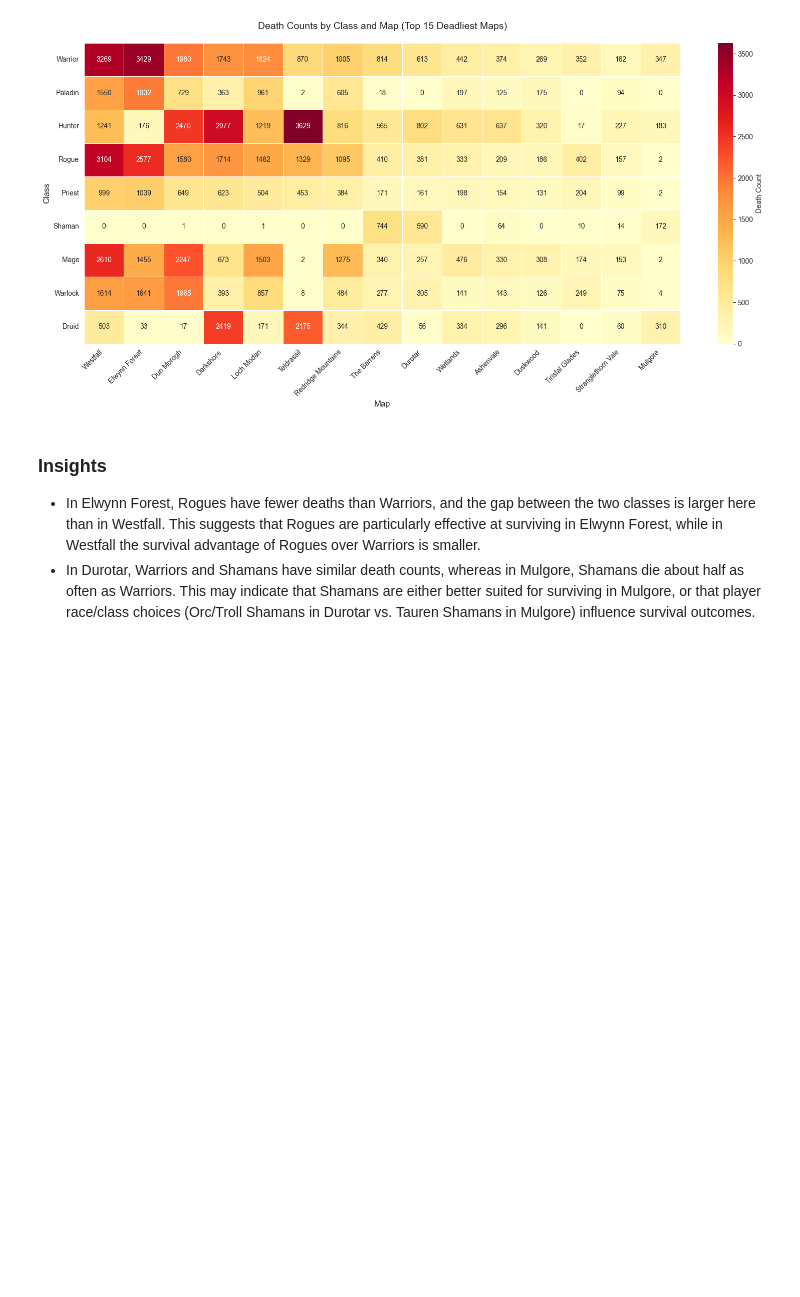
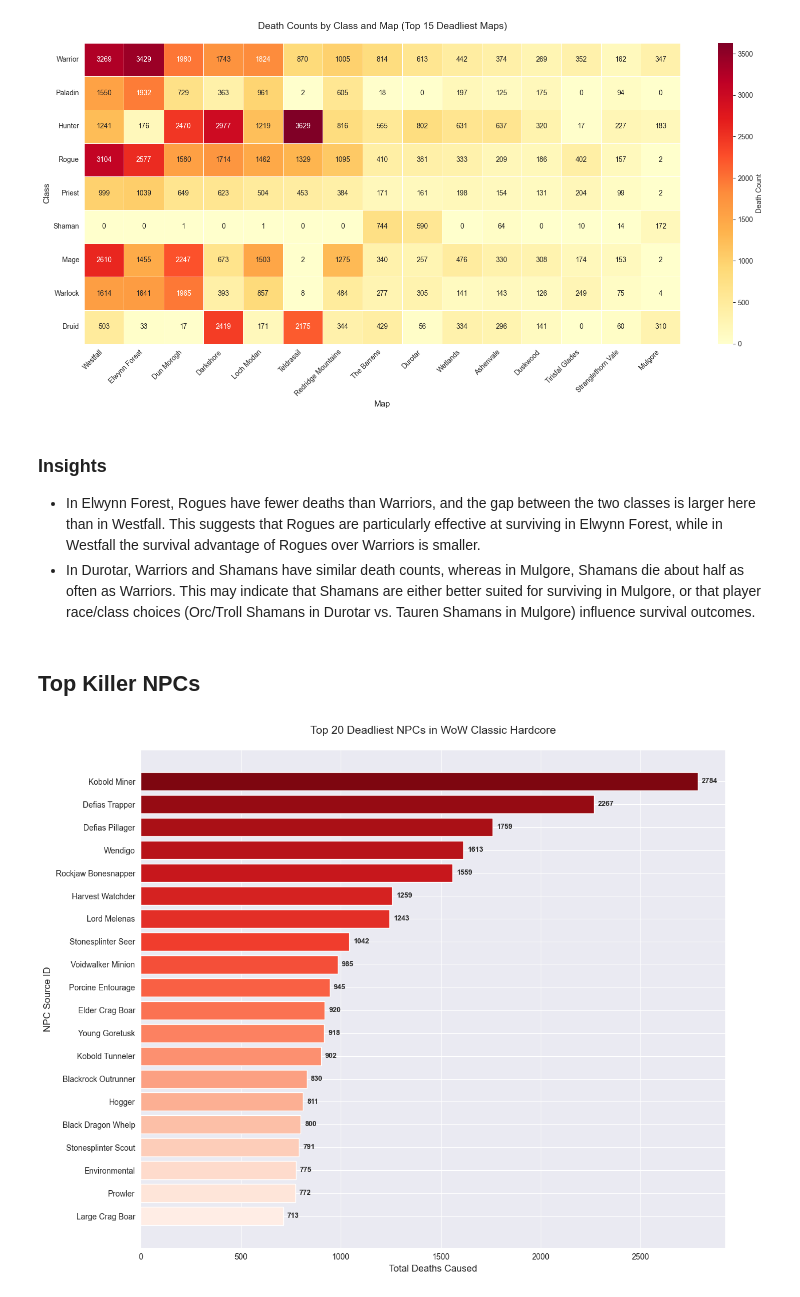
Before and after one commit to vjelinekk/DMB2-semestralni-prace, a Jupyter notebook: analysis.ipynb, the cells around one changed output. Drawn from its saved outputs; the diff is of its cells as text; code cells hidden in the pictures; blank space fills up the shorter version.

```diff
--- a/analysis.ipynb
+++ b/analysis.ipynb
@@ -521,3 +534,32 @@ plt.show()
 This suggests that Rogues are particularly effective at surviving in Elwynn Forest, while in Westfall the survival advantage of Rogues over Warriors is smaller.
 * In Durotar, Warriors and Shamans have similar death counts, whereas in Mulgore, Shamans die about half as often as Warriors.
 This may indicate that Shamans are either better suited for surviving in Mulgore, or that player race/class choices (Orc/Troll Shamans in Durotar vs. Tauren Shamans in Mulgore) influence survival outcomes.
+# %% [markdown]
+## Top Killer NPCs
+# %%
+# Get top 20 killer NPCs
+top_killers = df['source_id'].value_counts().head(20)
+
+# Create a simple color palette
+colors = sns.color_palette('Reds_r', n_colors=len(top_killers))
+
+top_killers_mapped = top_killers.rename(index=npc_id_to_npc_name)
+
+plt.figure(figsize=(12, 10))
+ax = plt.barh(range(len(top_killers_mapped)), top_killers_mapped.values, color=colors)
+
+# Set y-axis labels
+plt.yticks(range(len(top_killers_mapped)), top_killers_mapped.index)
+
+# Add value labels on the bars
+for i, v in enumerate(top_killers_mapped.values):
+    plt.text(v + 20, i, str(v), va='center', fontweight='bold', fontsize=9)
+
+plt.title('Top 20 Deadliest NPCs in WoW Classic Hardcore', fontsize=14, pad=20)
+plt.xlabel('Total Deaths Caused', fontsize=12)
+plt.ylabel('NPC Source ID', fontsize=12)
+plt.gca().invert_yaxis()  # Invert to have highest at top
+plt.subplots_adjust(left=0.1, right=0.95, top=0.95, bottom=0.08)
+plt.show()
+# %% [output]
+[figure, added]
```
Also changed, not shown: parts of 10 cells of this notebook.
